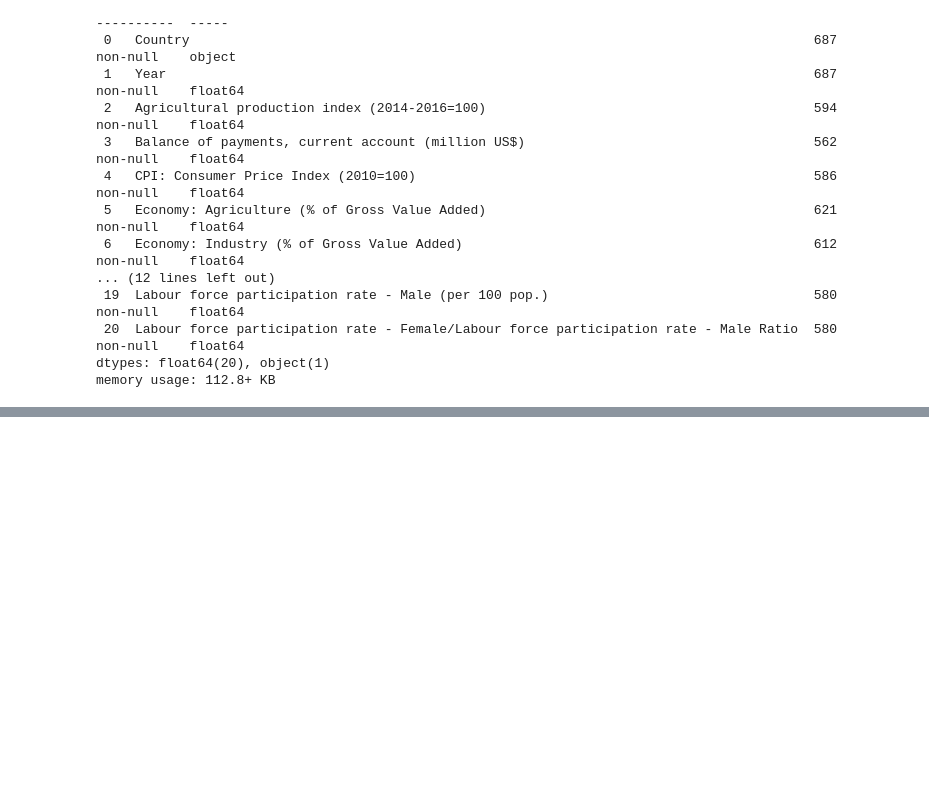
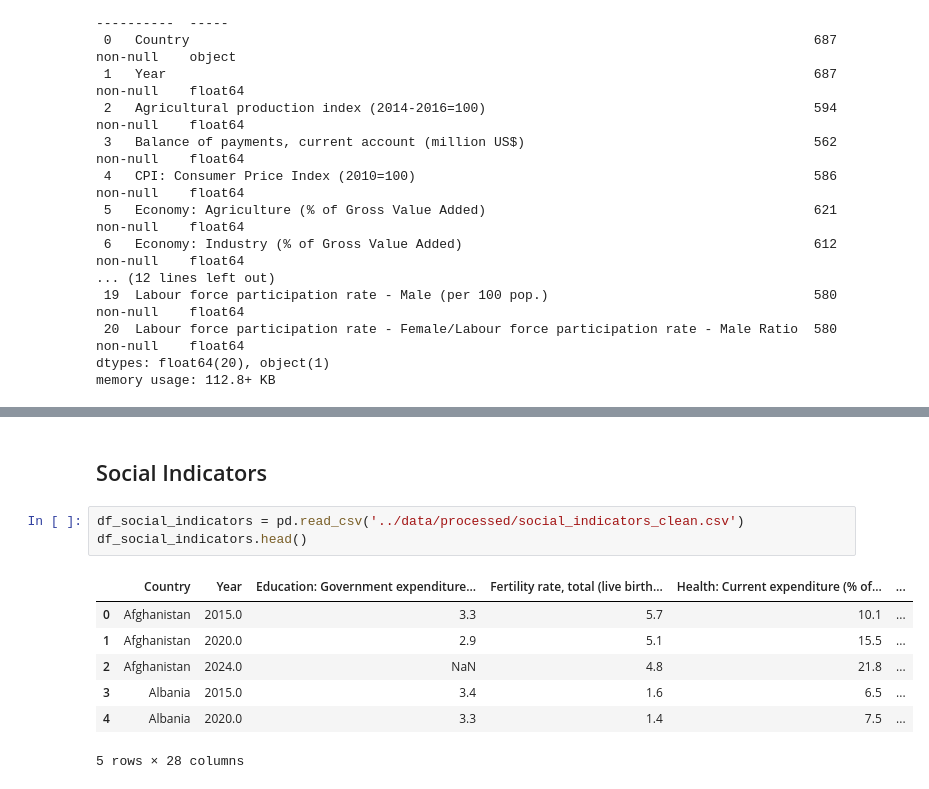
Before and after one commit to Kenji721/UN_data_Analysis, a Jupyter notebook: notebooks/2.EDA.ipynb, the cells around one changed output, grey strips where cells are left out. Cells and saved outputs as stored; diff of their text form; blank space fills up the shorter version.

```diff
--- a/notebooks/2.EDA.ipynb
+++ b/notebooks/2.EDA.ipynb
@@ -203,0 +415,13 @@ dtype: int64
+# %% [markdown]
+## Social Indicators
+# %%
+df_social_indicators = pd.read_csv('../data/processed/social_indicators_clean.csv')
+df_social_indicators.head()
+# %% [output]
+|  | Country | Year | Education: Government expenditure... | Fertility rate, total (live birth... | Health: Current expenditure (% of... | ... |
+| 0 | Afghanistan | 2015.0 | 3.3 | 5.7 | 10.1 | ... |
+| 1 | Afghanistan | 2020.0 | 2.9 | 5.1 | 15.5 | ... |
+| 2 | Afghanistan | 2024.0 | NaN | 4.8 | 21.8 | ... |
+| 3 | Albania | 2015.0 | 3.4 | 1.6 | 6.5 | ... |
+| 4 | Albania | 2020.0 | 3.3 | 1.4 | 7.5 | ... |
+5 rows × 28 columns
```
Also changed, not shown: parts of 16 cells of this notebook, 5 other files.
